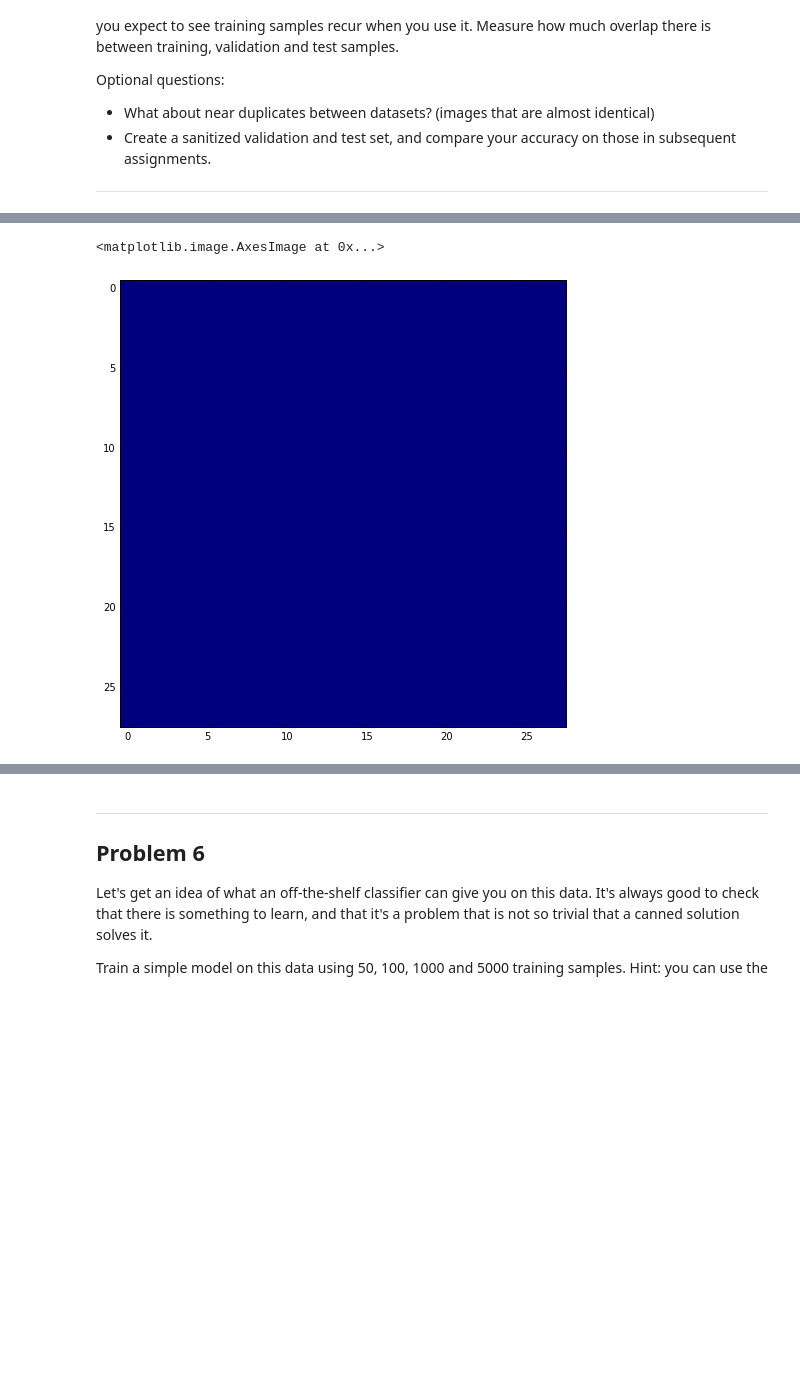
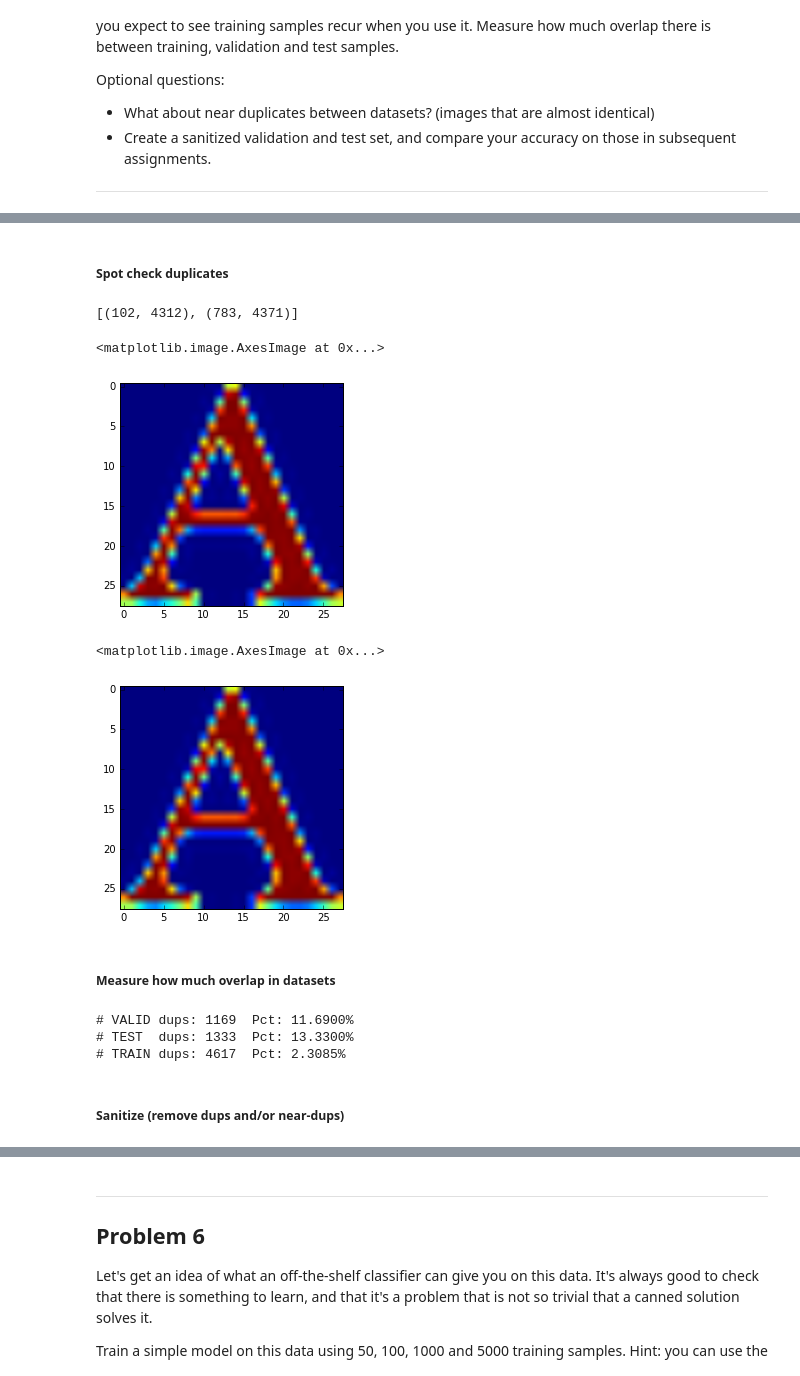
Before and after one commit to annahm/ga_hw, a Jupyter notebook: nn/1_annahm_mnist.ipynb, the cells around one changed output, grey strips where cells are left out. Saved outputs shown, nothing was run; the diff lists cells and outputs as text; code cells hidden in the pictures; blank space fills up the shorter version.

```diff
--- a/nn/1_annahm_mnist.ipynb
+++ b/nn/1_annahm_mnist.ipynb
@@ -496,7 +342,7 @@ Convince yourself that the data is still good after shuffling!
 ---
 # %%
 %matplotlib inline
-plt.rcParams['figure.figsize'] = (10,8)
+plt.rcParams['figure.figsize'] = (6,4)
 letter = ['A','B','C','D','E','F','G','H','I', 'J']
 for label, i in enumerate(range(12, 21)):
 
@@ -615,5 +449,37 @@ d
+# %% [markdown]
+##### Spot check duplicates
+# %%
+valid_test_dups[0:2]
+# %% [output]
+[(102, 4312), (783, 4371)]
 # %%
-plt.imshow(valid_dataset[0,:,:])
+plt.imshow(valid_dataset[102,:,:])
 # %% [output]
 <matplotlib.image.AxesImage at 0x...>
-[figure, old version]
+[figure, new version]
+# %%
+plt.imshow(test_dataset[4312,:,:])
+# %% [output]
+<matplotlib.image.AxesImage at 0x...>
+[figure, added]
+# %% [markdown]
+##### Measure how much overlap in datasets
+# %%
+# Get unique indexes of duplicate pixel maps to remove
+def indexesToRemove(valid_train_dups, valid_test_dups, train_test_dups):
+    valid_index_del = list(set([tup[0] for tup in valid_train_dups] + [tup[0] for tup in valid_test_dups]))
+    print('# VALID dups: %d  Pct: %6.4f%%' %(len(valid_index_del), 100*len(valid_index_del)/float(len(valid_dataset))))
+    test_index_del = list(set([tup[1] for tup in train_test_dups] + [tup[1] for tup in valid_test_dups]))
+    print('# TEST  dups: %d  Pct: %6.4f%%' %(len(test_index_del), 100*len(test_index_del)/float(len(test_dataset))))
+    train_index_del = list(set([tup[0] for tup in train_test_dups] + [tup[1] for tup in valid_train_dups]))
+    print('# TRAIN dups: %d  Pct: %6.4f%%' %(len(train_index_del), 100*len(train_index_del)/float(len(train_dataset))))
+
+    return valid_index_del, test_index_del, train_index_del
+
+valid_index_del, test_index_del, train_index_del = indexesToRemove(valid_train_dups, valid_test_dups, train_test_dups)
+# %% [output]
+# VALID dups: 1169  Pct: 11.6900%
+# TEST  dups: 1333  Pct: 13.3300%
+# TRAIN dups: 4617  Pct: 2.3085%
+# %% [markdown]
+##### Sanitize (remove dups and/or near-dups)
```
Also changed, not shown: parts of 26 cells of this notebook.
